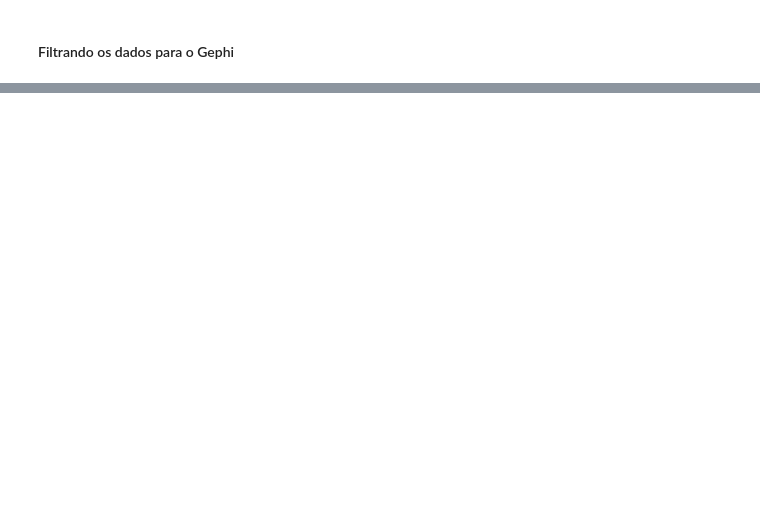
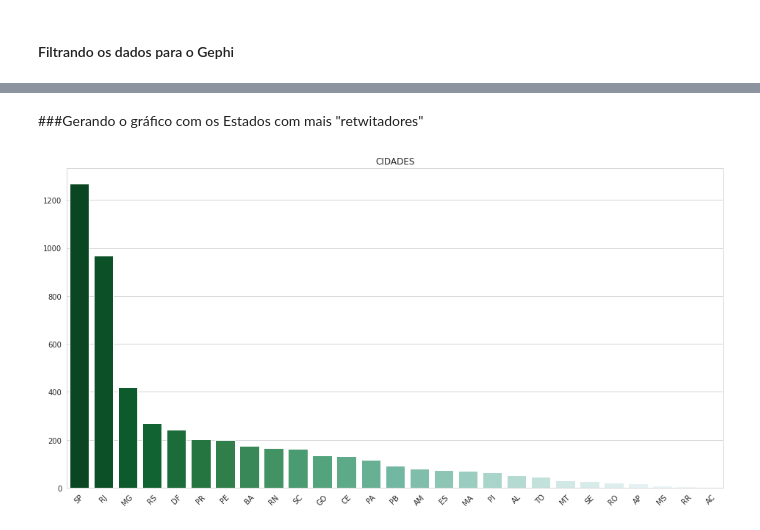
Before and after one commit to miguelsmachado/data_science, a Jupyter notebook: Análise_de_Mídias_Sociais_(Twitter).ipynb, the cells around one changed output, grey strips where cells are left out. Drawn from its saved outputs; the diff is of its cells as text; code cells hidden in the pictures; blank space fills up the shorter version.

```diff
--- a/Análise_de_Mídias_Sociais_(Twitter).ipynb
+++ b/Análise_de_Mídias_Sociais_(Twitter).ipynb
@@ -110,0 +268,28 @@ Name: url, dtype: object
+# %%
+ro = df_municipios.query("codigo_uf==11")['nome'].str.lower()
+ac = df_municipios.query("codigo_uf==12")['nome'].str.lower()
+am = df_municipios.query("codigo_uf==13")['nome'].str.lower()
+rr = df_municipios.query("codigo_uf==14")['nome'].str.lower()
+pa = df_municipios.query("codigo_uf==15")['nome'].str.lower()
+ap = df_municipios.query("codigo_uf==16")['nome'].str.lower()
+to = df_municipios.query("codigo_uf==17")['nome'].str.lower()
+ma = df_municipios.query("codigo_uf==21")['nome'].str.lower()
+pi = df_municipios.query("codigo_uf==22")['nome'].str.lower()
+ce = df_municipios.query("codigo_uf==23")['nome'].str.lower()
+rn = df_municipios.query("codigo_uf==24")['nome'].str.lower()
+pb = df_municipios.query("codigo_uf==25")['nome'].str.lower()
+pe = df_municipios.query("codigo_uf==26")['nome'].str.lower()
+al = df_municipios.query("codigo_uf==27")['nome'].str.lower()
+se = df_municipios.query("codigo_uf==28")['nome'].str.lower()
+ba = df_municipios.query("codigo_uf==29")['nome'].str.lower()
+mg = df_municipios.query("codigo_uf==31")['nome'].str.lower()
+es = df_municipios.query("codigo_uf==32")['nome'].str.lower()
+rj = df_municipios.query("codigo_uf==33")['nome'].str.lower()
+sp = df_municipios.query("codigo_uf==35")['nome'].str.lower()
+pr = df_municipios.query("codigo_uf==41")['nome'].str.lower()
+sc = df_municipios.query("codigo_uf==42")['nome'].str.lower()
+rs = df_municipios.query("codigo_uf==43")['nome'].str.lower()
+ms = df_municipios.query("codigo_uf==50")['nome'].str.lower()
+mt = df_municipios.query("codigo_uf==51")['nome'].str.lower()
+go = df_municipios.query("codigo_uf==52")['nome'].str.lower()
+df = df_municipios.query("codigo_uf==53")['nome'].str.lower()
@@ -110,0 +300,6 @@ Name: url, dtype: object
+# %%
+contador_de_cidades = {'ro': 0,'ac': 0,'am': 0,'rr': 0,'pa': 0,'ap': 0,'to': 0,
+                       'ma': 0,'pi': 0,'ce': 0,'rn': 0,'pb': 0,'pe': 0,'al': 0,
+                       'se': 0,'ba': 0,'mg': 0,'es': 0,'rj': 0,'sp': 0,'pr': 0,
+                       'sc': 0,'rs': 0,'ms': 0,'mt': 0,'go': 0,'df': 0
+                       }
@@ -110,0 +423,14 @@ Name: url, dtype: object
+# %% [markdown]
+###Gerando o gráfico com os Estados com mais "retwitadores"
+# %%
+grafico = pd.Series(data=contador_de_cidades).sort_values(ascending=False)
+
+plt.figure(figsize=(16, 8))
+sns.set_style("whitegrid")
+plt.xticks(rotation=45)
+
+sns.barplot(x=grafico.index.str.upper(),
+            y=grafico.values,
+            palette=sns.color_palette("BuGn_r", n_colors=len(grafico.index))).set_title("CIDADES");
+# %% [output]
+[figure, added]
```
Also changed, not shown: parts of 43 cells of this notebook.
